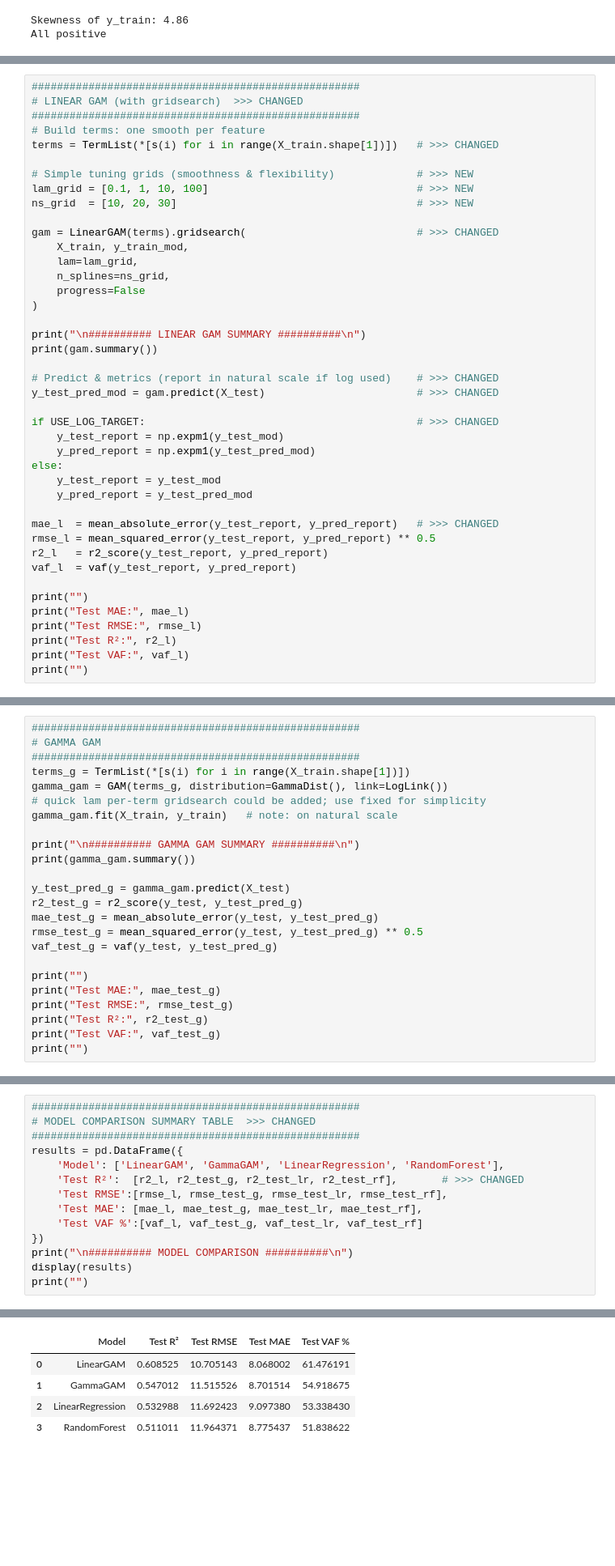
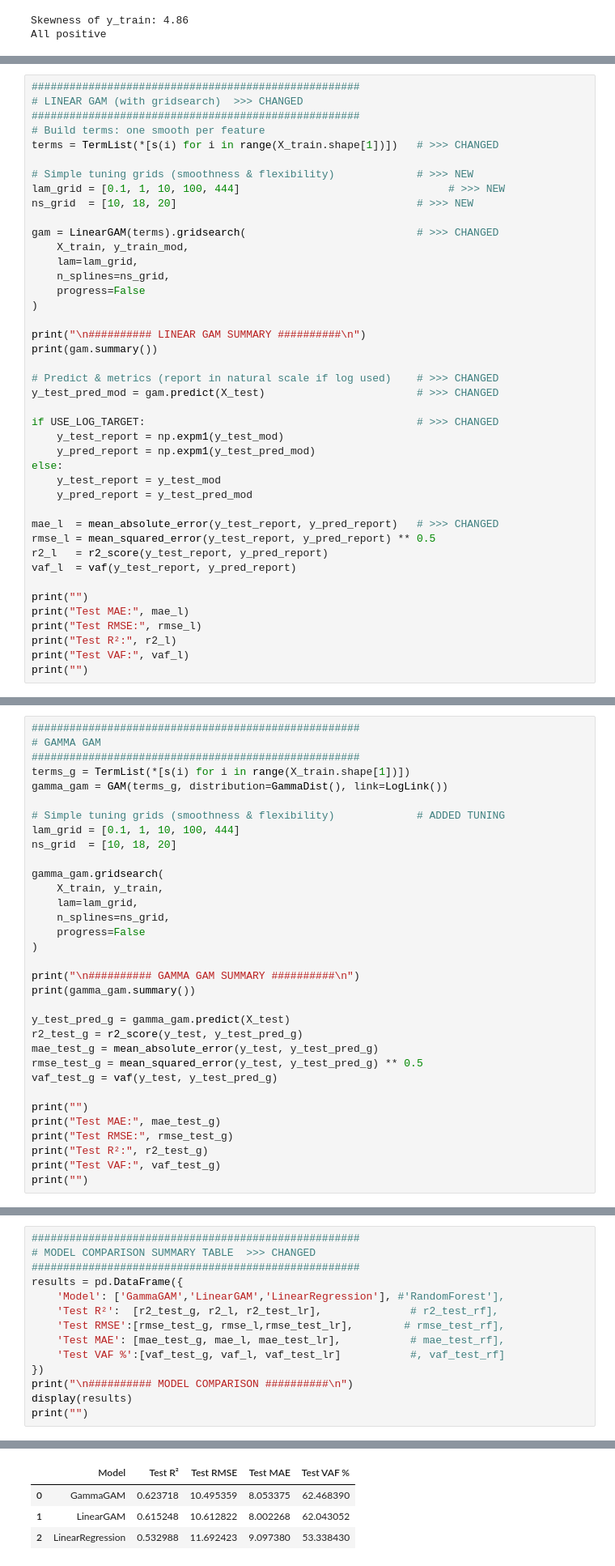
Before and after one commit to LoveyThePigeon/GAM-for-Air-Pollution-Prediction, a Jupyter notebook: NewGAMCode.ipynb, the cells around one changed output, grey strips where cells are left out. Shown at 81% size. Drawn from its saved outputs; the diff is of its cells as text; blank space fills up the shorter version.

```diff
--- a/NewGAMCode.ipynb
+++ b/NewGAMCode.ipynb
@@ -380,8 +408,8 @@ def vaf(y_true, y_predicted):
 terms = TermList(*[s(i) for i in range(X_train.shape[1])])   # >>> CHANGED
 
 # Simple tuning grids (smoothness & flexibility)             # >>> NEW
-lam_grid = [0.1, 1, 10, 100]                                 # >>> NEW
-ns_grid  = [10, 20, 30]                                      # >>> NEW
+lam_grid = [0.1, 1, 10, 100, 444]                                 # >>> NEW
+ns_grid  = [10, 18, 20]                                      # >>> NEW
 
 gam = LinearGAM(terms).gridsearch(                           # >>> CHANGED
     X_train, y_train_mod,
@@ -473,8 +501,17 @@ fig.savefig("Partial_dependence_linear_plots.pdf", bbox_inches='tight')
 ####################################################
 terms_g = TermList(*[s(i) for i in range(X_train.shape[1])])
 gamma_gam = GAM(terms_g, distribution=GammaDist(), link=LogLink())
-# quick lam per-term gridsearch could be added; use fixed for simplicity
-gamma_gam.fit(X_train, y_train)   # note: on natural scale
+
+# Simple tuning grids (smoothness & flexibility)             # ADDED TUNING
+lam_grid = [0.1, 1, 10, 100, 444]
+ns_grid  = [10, 18, 20]
+
+gamma_gam.gridsearch(
+    X_train, y_train,
+    lam=lam_grid,
+    n_splines=ns_grid,
+    progress=False
+)
 
 print("\n########## GAMMA GAM SUMMARY ##########\n")
 print(gamma_gam.summary())
@@ -601,24 +733,23 @@ Average 5-Fold CV R² for Random Forest: 0.45682424324086773
 # %%
 ####################################################
 # MODEL COMPARISON SUMMARY TABLE  >>> CHANGED
 ####################################################
 results = pd.DataFrame({
-    'Model': ['LinearGAM', 'GammaGAM', 'LinearRegression', 'RandomForest'],
-    'Test R²':  [r2_l, r2_test_g, r2_test_lr, r2_test_rf],       # >>> CHANGED
-    'Test RMSE':[rmse_l, rmse_test_g, rmse_test_lr, rmse_test_rf],
-    'Test MAE': [mae_l, mae_test_g, mae_test_lr, mae_test_rf],
-    'Test VAF %':[vaf_l, vaf_test_g, vaf_test_lr, vaf_test_rf]
+    'Model': ['GammaGAM','LinearGAM','LinearRegression'], #'RandomForest'],
+    'Test R²':  [r2_test_g, r2_l, r2_test_lr],              # r2_test_rf],
+    'Test RMSE':[rmse_test_g, rmse_l,rmse_test_lr],        # rmse_test_rf],
+    'Test MAE': [mae_test_g, mae_l, mae_test_lr],           # mae_test_rf],
+    'Test VAF %':[vaf_test_g, vaf_l, vaf_test_lr]           #, vaf_test_rf]
 })
 print("\n########## MODEL COMPARISON ##########\n")
 display(results)
 print("")
 # %% [output]
 ########## MODEL COMPARISON ##########
 |  | Model | Test R² | Test RMSE | Test MAE | Test VAF % |
-| 0 | LinearGAM | 0.608525 | 10.705143 | 8.068002 | 61.476191 |
-| 1 | GammaGAM | 0.547012 | 11.515526 | 8.701514 | 54.918675 |
+| 0 | GammaGAM | 0.623718 | 10.495359 | 8.053375 | 62.468390 |
+| 1 | LinearGAM | 0.615248 | 10.612822 | 8.002268 | 62.043052 |
 | 2 | LinearRegression | 0.532988 | 11.692423 | 9.097380 | 53.338430 |
-| 3 | RandomForest | 0.511011 | 11.964371 | 8.775437 | 51.838622 |
 # %%
 # Prints code for latex for Model Comparison table
 
```
Also changed, not shown: parts of 18 cells of this notebook.
